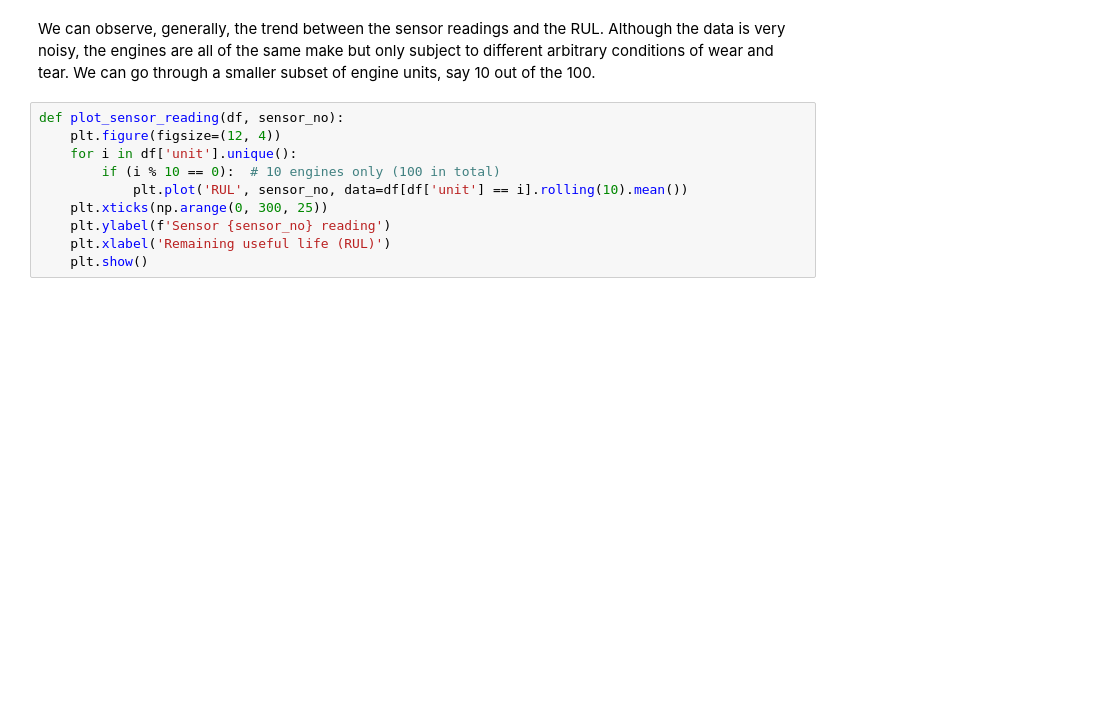
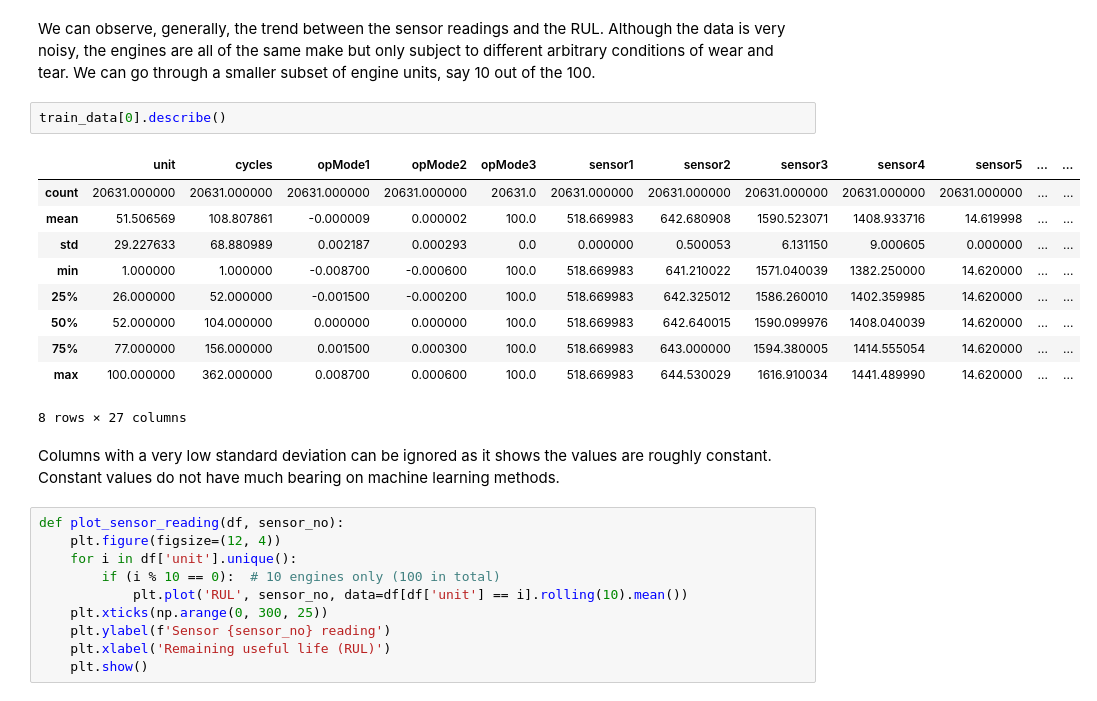
Before and after one commit to Changtze/JetEnginePMH, a Jupyter notebook: cnn_lstm.ipynb, the cells around one changed output. Saved outputs shown, nothing was run; the diff lists cells and outputs as text; blank space fills up the shorter version.

```diff
--- a/cnn_lstm.ipynb
+++ b/cnn_lstm.ipynb
@@ -87,6 +89,21 @@ train_data[0]
 20631 rows × 27 columns
 # %% [markdown]
 We can observe, generally, the trend between the sensor readings and the RUL. Although the data is very noisy, the engines are all of the same make but only subject to different arbitrary conditions of wear and tear. We can go through a smaller subset of engine units, say 10 out of the 100.
+# %%
+train_data[0].describe()
+# %% [output]
+|  | unit | cycles | opMode1 | opMode2 | opMode3 | sensor1 | sensor2 | sensor3 | sensor4 | sensor5 | ... | ... |
+| count | 20631.000000 | 20631.000000 | 20631.000000 | 20631.000000 | 20631.0 | 20631.000000 | 20631.000000 | 20631.000000 | 20631.000000 | 20631.000000 | ... | ... |
+| mean | 51.506569 | 108.807861 | -0.000009 | 0.000002 | 100.0 | 518.669983 | 642.680908 | 1590.523071 | 1408.933716 | 14.619998 | ... | ... |
+| std | 29.227633 | 68.880989 | 0.002187 | 0.000293 | 0.0 | 0.000000 | 0.500053 | 6.131150 | 9.000605 | 0.000000 | ... | ... |
+| min | 1.000000 | 1.000000 | -0.008700 | -0.000600 | 100.0 | 518.669983 | 641.210022 | 1571.040039 | 1382.250000 | 14.620000 | ... | ... |
+| 25% | 26.000000 | 52.000000 | -0.001500 | -0.000200 | 100.0 | 518.669983 | 642.325012 | 1586.260010 | 1402.359985 | 14.620000 | ... | ... |
+| 50% | 52.000000 | 104.000000 | 0.000000 | 0.000000 | 100.0 | 518.669983 | 642.640015 | 1590.099976 | 1408.040039 | 14.620000 | ... | ... |
+| 75% | 77.000000 | 156.000000 | 0.001500 | 0.000300 | 100.0 | 518.669983 | 643.000000 | 1594.380005 | 1414.555054 | 14.620000 | ... | ... |
+| max | 100.000000 | 362.000000 | 0.008700 | 0.000600 | 100.0 | 518.669983 | 644.530029 | 1616.910034 | 1441.489990 | 14.620000 | ... | ... |
+8 rows × 27 columns
+# %% [markdown]
+Columns with a very low standard deviation can be ignored as it shows the values are roughly constant. Constant values do not have much bearing on machine learning methods.
 # %%
 def plot_sensor_reading(df, sensor_no):
     plt.figure(figsize=(12, 4))
```
Also changed, not shown: parts of 18 cells of this notebook.
